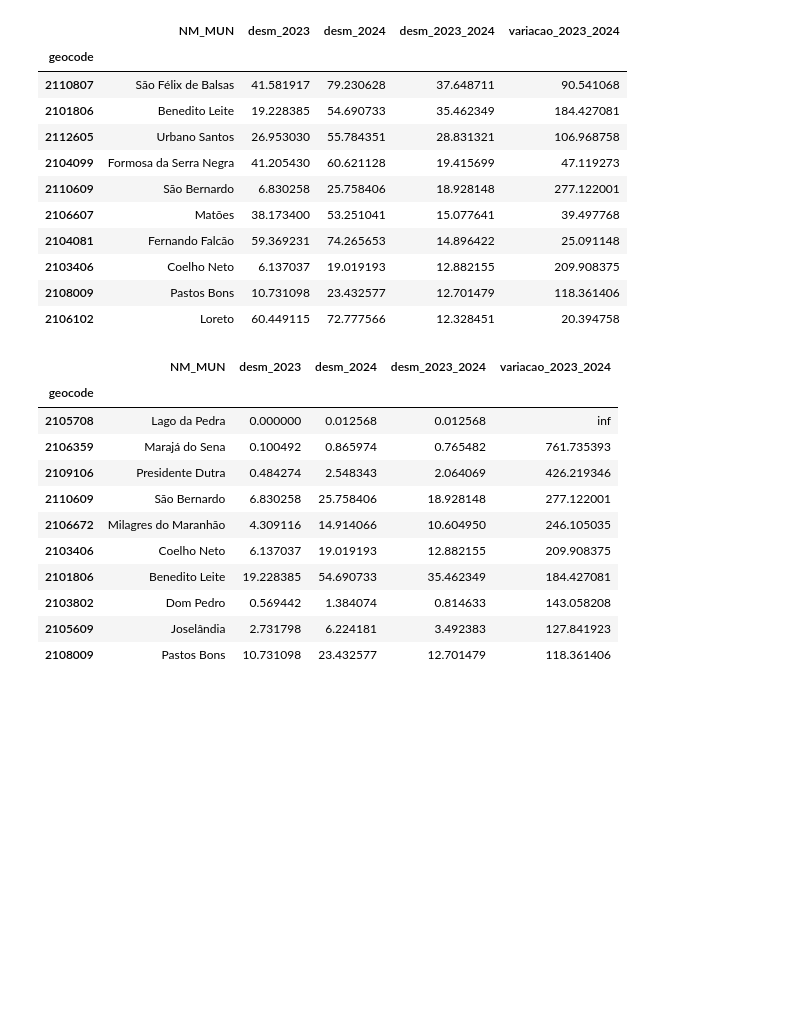
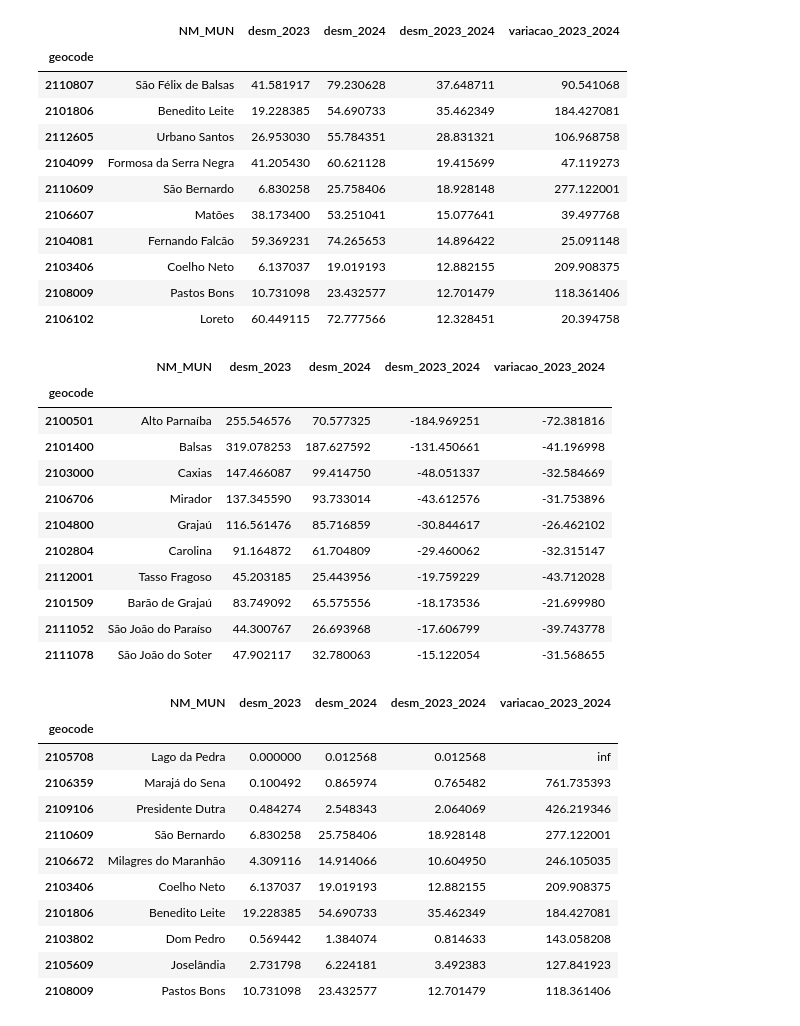
Before and after one commit to LambdaGeo/analise-cerrado-ma, a Jupyter notebook: analise_municipios_2024.ipynb, the cells around one changed output. Saved outputs shown, nothing was run; the diff lists cells and outputs as text; code cells hidden in the pictures; blank space fills up the shorter version.

```diff
--- a/analise_municipios_2024.ipynb
+++ b/analise_municipios_2024.ipynb
@@ -297,6 +297,21 @@ gdf_mun_cerrado.sort_values("desm_2023_2024", ascending=False).head(10)[["NM_MUN
 | 2103406 | Coelho Neto | 6.137037 | 19.019193 | 12.882155 | 209.908375 |
 | 2108009 | Pastos Bons | 10.731098 | 23.432577 | 12.701479 | 118.361406 |
 | 2106102 | Loreto | 60.449115 | 72.777566 | 12.328451 | 20.394758 |
+# %%
+gdf_mun_cerrado.sort_values("desm_2023_2024", ascending=True).head(10)[["NM_MUN","desm_2023","desm_2024","desm_2023_2024","variacao_2023_2024"]]
+# %% [output]
+|  | NM_MUN | desm_2023 | desm_2024 | desm_2023_2024 | variacao_2023_2024 |
+| geocode |  |  |  |  |  |
+| 2100501 | Alto Parnaíba | 255.546576 | 70.577325 | -184.969251 | -72.381816 |
+| 2101400 | Balsas | 319.078253 | 187.627592 | -131.450661 | -41.196998 |
+| 2103000 | Caxias | 147.466087 | 99.414750 | -48.051337 | -32.584669 |
+| 2106706 | Mirador | 137.345590 | 93.733014 | -43.612576 | -31.753896 |
+| 2104800 | Grajaú | 116.561476 | 85.716859 | -30.844617 | -26.462102 |
+| 2102804 | Carolina | 91.164872 | 61.704809 | -29.460062 | -32.315147 |
+| 2112001 | Tasso Fragoso | 45.203185 | 25.443956 | -19.759229 | -43.712028 |
+| 2101509 | Barão de Grajaú | 83.749092 | 65.575556 | -18.173536 | -21.699980 |
+| 2111052 | São João do Paraíso | 44.300767 | 26.693968 | -17.606799 | -39.743778 |
+| 2111078 | São João do Soter | 47.902117 | 32.780063 | -15.122054 | -31.568655 |
 # %%
 gdf_mun_cerrado.sort_values("variacao_2023_2024", ascending=False).head(10)[["NM_MUN","desm_2023","desm_2024","desm_2023_2024","variacao_2023_2024"]]
 # %% [output]
```
